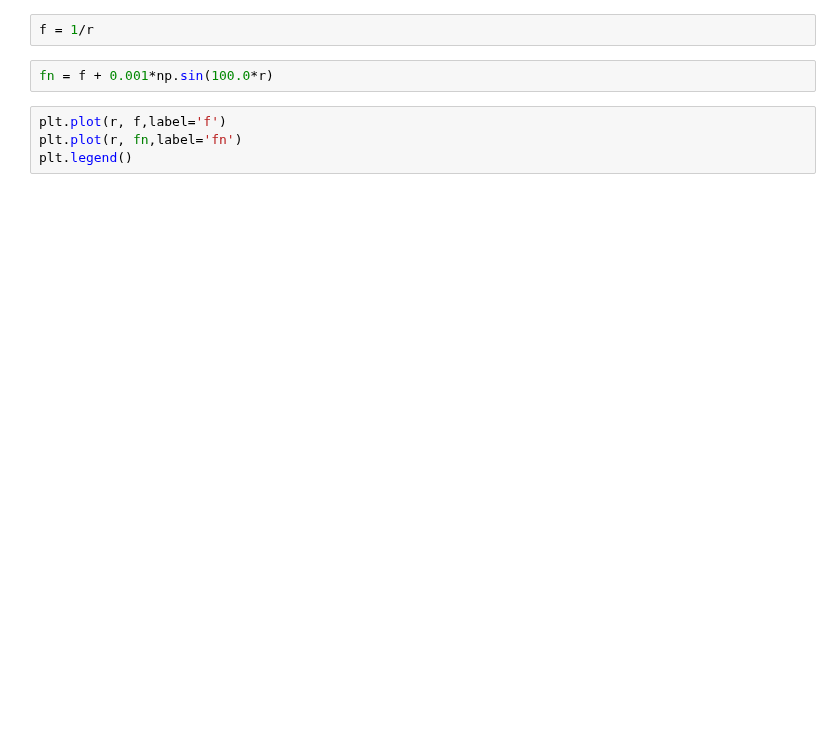
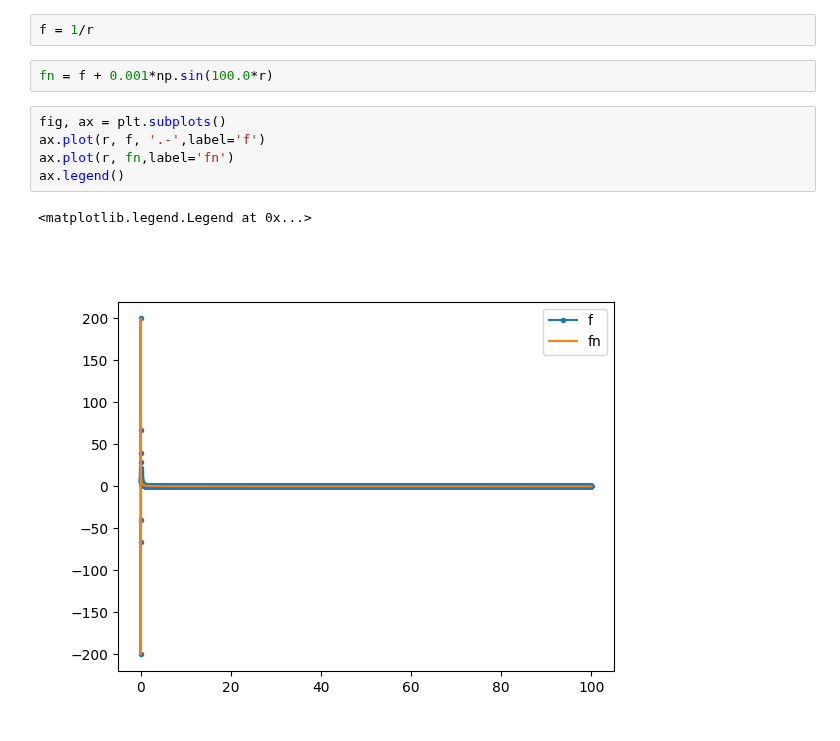
Before and after one commit to davidneilsen/pynwave2d, a Jupyter notebook: bssn/TestBSSN.ipynb, the cells around one changed output. Cells and saved outputs as stored; diff of their text form; blank space fills up the shorter version.

```diff
--- a/bssn/TestBSSN.ipynb
+++ b/bssn/TestBSSN.ipynb
@@ -129,6 +169,10 @@ f = 1/r
 # %%
 fn = f + 0.001*np.sin(100.0*r)
 # %%
-plt.plot(r, f,label='f')
-plt.plot(r, fn,label='fn')
-plt.legend()
+fig, ax = plt.subplots()
+ax.plot(r, f, '.-',label='f')
+ax.plot(r, fn,label='fn')
+ax.legend()
+# %% [output]
+<matplotlib.legend.Legend at 0x...>
+[figure, added]
```
Also changed, not shown: parts of 8 cells of this notebook, 1 other file.
